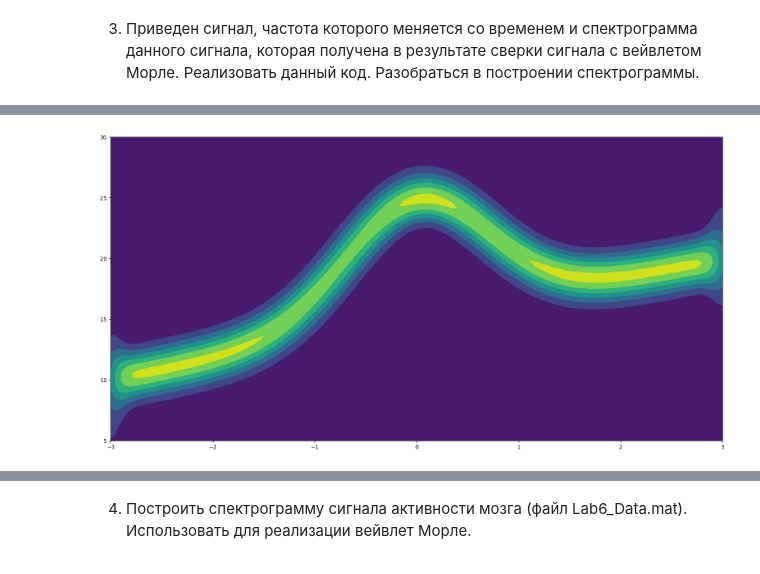
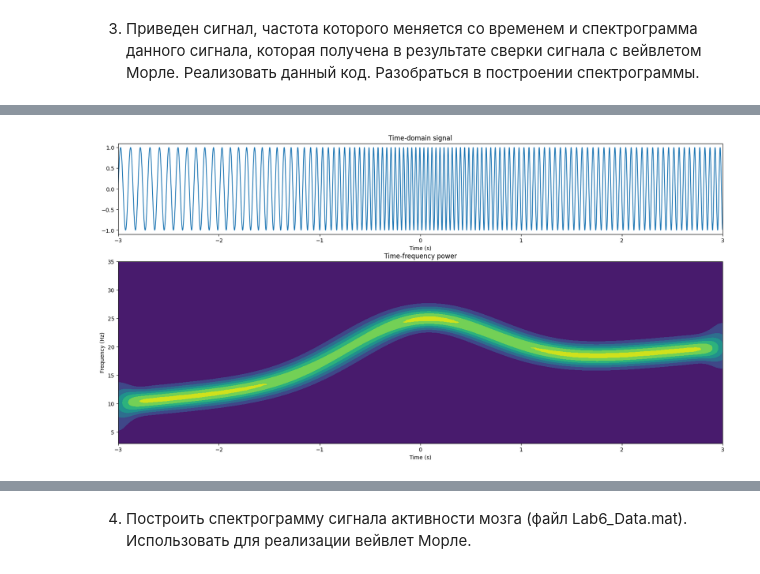
Before and after one commit to Grenka054/DSP-Labs, a Jupyter notebook: lab6.ipynb, the cells around one changed output, grey strips where cells are left out. Drawn from its saved outputs; the diff is of its cells as text; code cells hidden in the pictures.

```diff
--- a/lab6.ipynb
+++ b/lab6.ipynb
@@ -152,18 +153,13 @@ plt.show()
 3. Приведен сигнал, частота которого меняется со временем и спектрограмма данного сигнала, которая получена в результате сверки
 сигнала с вейвлетом Морле. Реализовать данный код. Разобраться в построении спектрограммы.
 # %%
-num = 5000
-t = np.linspace(-3, 3, num)
+t = np.linspace(-3, 3, 5000)
 
 # Смещение частот
 freq_move = 10
 # Сигнал обратной экспоненты, дополненный на отрицательную часть
 freqmod = np.exp(-t**2) * 10 + freq_move
 # Добавим линейный рост частот
-freqmod += np.linspace(0, 10, num)
+freqmod += np.linspace(0, 10, len(t))
 
-signal = np.sin(12 * np.pi * np.cumsum(freqmod) / num)
-
-plt.subplots(1, 1, figsize=(24, 5))
-plt.plot(t, signal)
-plt.show()
+signal = np.sin(12 * np.pi * np.cumsum(freqmod) / len(t))
@@ -185,15 +165,0 @@ wavelets2 = np.array(wavelets2)
-# %%
-# Пустой список для хранения результатов свертки
-tf2 = []
-# Цикл по всем вейвлетам
-for wavelet in wavelets2:
-    # Свертка вейвлета и сигнала
-    tf2.append(np.abs(scipy.signal.convolve(signal, wavelet, 'same')))
-# Преобразование списка в массив NumPy
-tf2 = np.array(tf2)
-
-plt.figure(figsize=(20, 10))
-plt.contourf(t, freqs, tf2)
-plt.show()
-# %% [output]
-[figure, removed]
@@ -199,0 +189,19 @@ plt.show()
+# %%
+# Перебираемые частоты вейвлетов
+freqs = np.linspace(3, 35, 100)
+tf = make_spectrogram(wavelet_morlet, t, signal, freqs, alpha=0.17)
+# %%
+fig, axs = plt.subplots(2, 1, figsize=(20, 10), gridspec_kw={'height_ratios': [1, 2]})
+
+axs[0].plot(t, signal)
+axs[0].set_xlim(-3, 3)
+axs[0].set_title("Time-domain signal")
+axs[0].set_xlabel('Time (s)')
+
+axs[1].contourf(t, freqs, tf)
+axs[1].set_title("Time-frequency power")
+axs[1].set_ylabel('Frequency (Hz)')
+axs[1].set_xlabel('Time (s)')
+plt.show()
+# %% [output]
+[figure, added]
```
Also changed, not shown: parts of 28 cells of this notebook, 3 other files.
